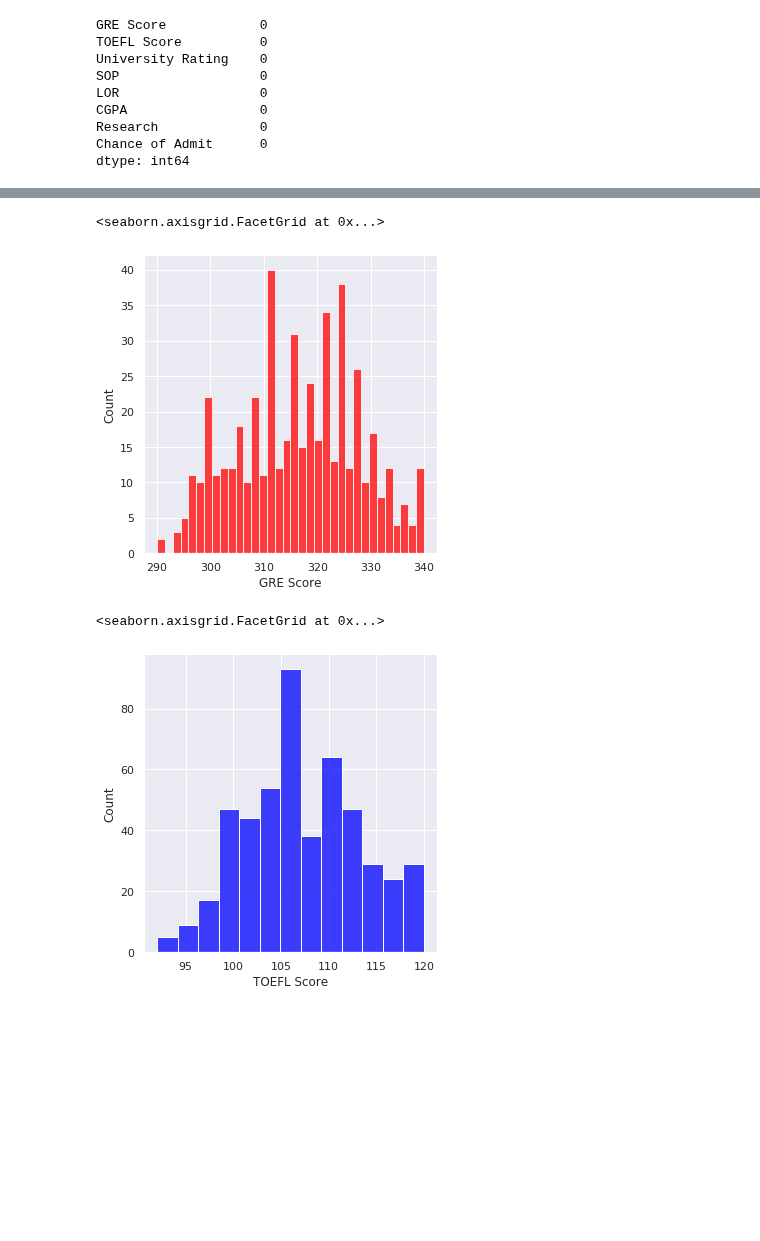
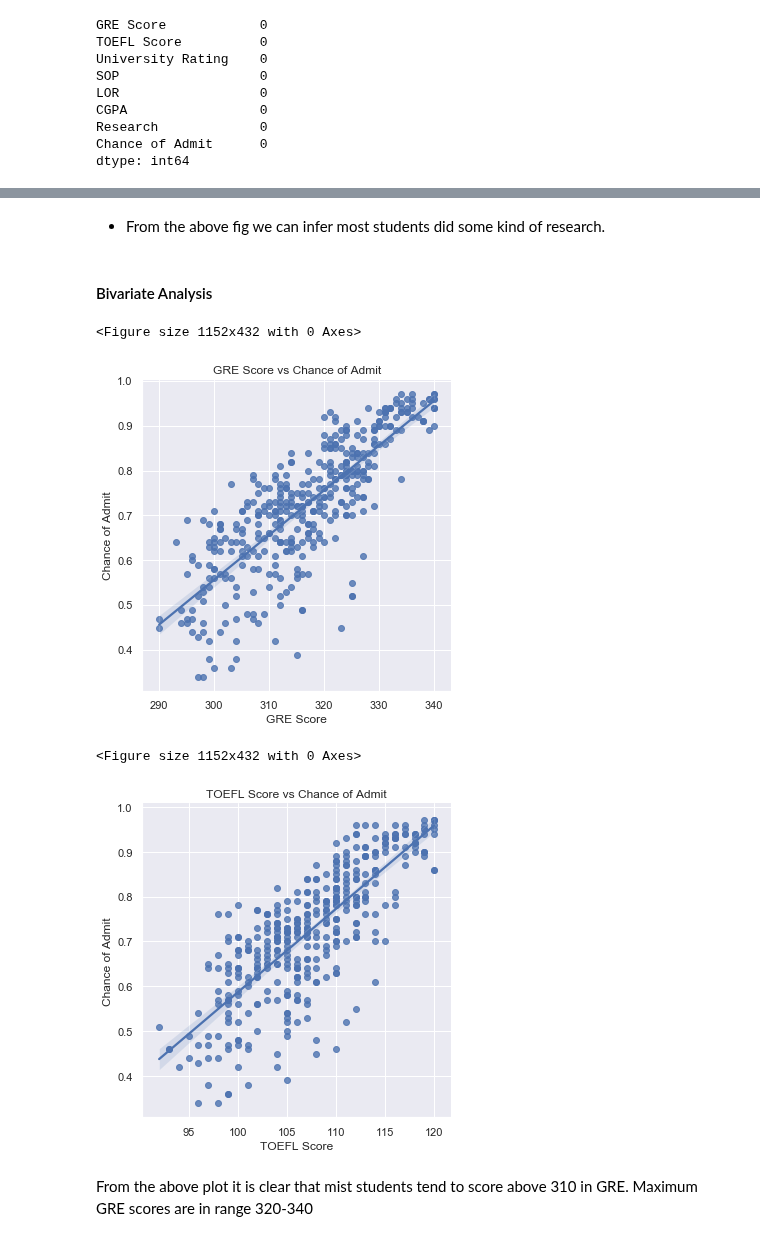
Before and after one commit to mlpack/examples, a Jupyter notebook: graduate_admission_classification_with_Adaboost/graduate-admission-classification-with-adaboost-py.ipynb, the cells around one changed output, grey strips where cells are left out. Saved outputs shown, nothing was run; the diff lists cells and outputs as text; code cells hidden in the pictures; blank space fills up the shorter version.

Commit message:
Added plots, markdown & explanations in python notebook

```diff
--- a/graduate_admission_classification_with_Adaboost/graduate-admission-classification-with-adaboost-py.ipynb
+++ b/graduate_admission_classification_with_Adaboost/graduate-admission-classification-with-adaboost-py.ipynb
@@ -39,10 +192,22 @@ ax = sns.heatmap(graduateData.corr(), square=True, fmt=".2f", annot=True)
+# %% [markdown]
+*  From the above fig we can infer most students did some kind of research.
+# %% [markdown]
+#### Bivariate Analysis
 # %%
-sns.displot(graduateData["GRE Score"], bins=34, color="Red")
+plt.figure(figsize=(16,6))
+ax = sns.lmplot(x="GRE Score", y="Chance of Admit", data=graduateData)
+plt.title("GRE Score vs Chance of Admit")
+plt.show()
 # %% [output]
-<seaborn.axisgrid.FacetGrid at 0x...>
+<Figure size 1152x432 with 0 Axes>
-[figure, old version]
+[figure, new version]
-# %%
-sns.displot(graduateData["TOEFL Score"], bins=13, color="Blue")
-# %% [output]
-<seaborn.axisgrid.FacetGrid at 0x...>
-[figure, removed]
+# %%
+plt.figure(figsize=(16,6))
+ax = sns.lmplot(x="TOEFL Score", y="Chance of Admit", data=graduateData)
+plt.title("TOEFL Score vs Chance of Admit")
+plt.show()
+# %% [output]
+<Figure size 1152x432 with 0 Axes>
+[figure, added]
+# %% [markdown]
+From the above plot it is clear that mist students tend to score above 310 in GRE. Maximum GRE scores are in range 320-340
```
Also changed, not shown: parts of 55 cells of this notebook.
